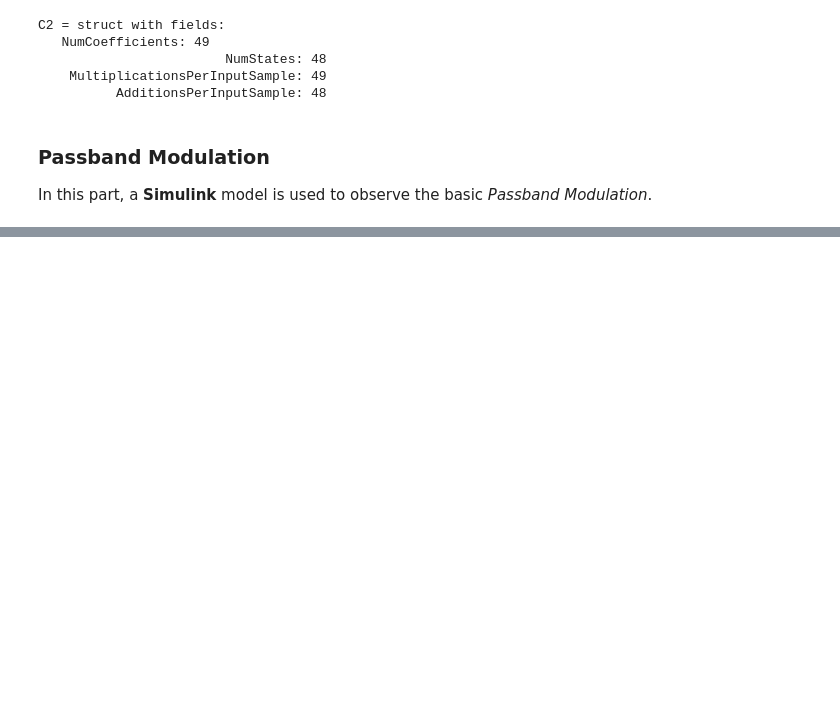
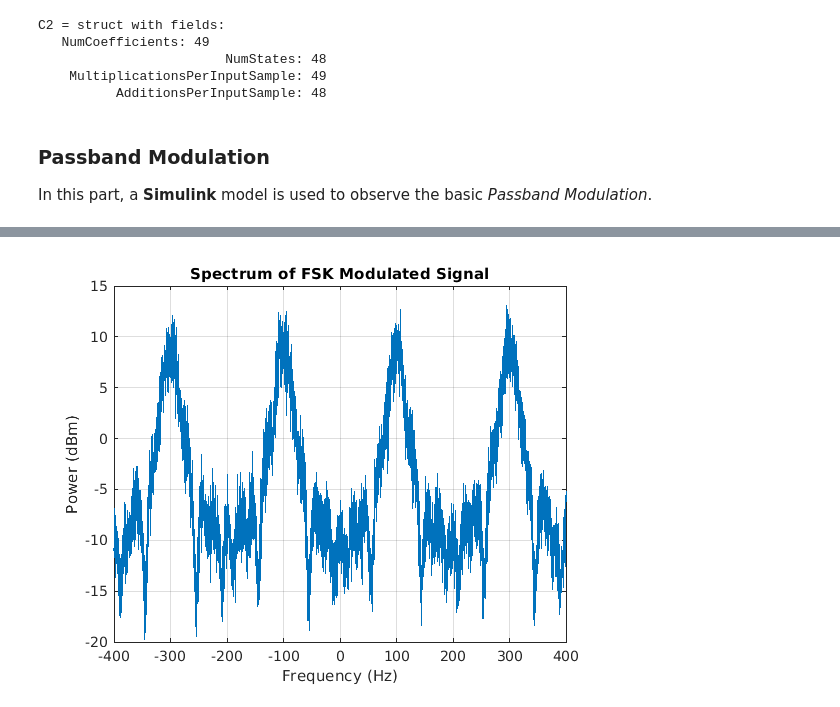
Before and after one commit to huhanwj/IERG6130-simulation, a Jupyter notebook: IERG6130-Simulation-Logbook.ipynb, the cells around one changed output, grey strips where cells are left out. Cells and saved outputs as stored; diff of their text form; code cells hidden in the pictures; blank space fills up the shorter version.

```diff
--- a/IERG6130-Simulation-Logbook.ipynb
+++ b/IERG6130-Simulation-Logbook.ipynb
@@ -264,0 +477,45 @@ In this part, a **Simulink** model is used to observe the basic *Passband Modula
+# %%
+%% FSK Modulation in Flat Fading
+% Set modulation order to 4, the modulated symbol rate to 45 bps, and the frequency
+% separation to 200 Hz.
+
+M = 4;                 % Modulation order
+symbolRate = 45;       % Symbol rate (bps)
+freqSep = 200;         % Frequency separation (Hz)
+sampPerSym = ceil(M*freqSep/symbolRate);
+fsamp = sampPerSym*symbolRate;
+fskMod = comm.FSKModulator(M, ...
+    'FrequencySeparation',freqSep, ...
+    'SamplesPerSymbol',sampPerSym, ...
+    'SymbolRate',symbolRate);
+pathDelays = [0 3 10]*1e-6;     % Discrete delays of three-path channel (s)
+avgPathGains = [0 -3 -6];       % Average path gains (dB)
+channel = comm.RayleighChannel(...
+    'SampleRate',fsamp, ...
+    'PathDelays',pathDelays, ...
+    'AveragePathGains',avgPathGains, ...
+    'MaximumDopplerShift',0.01);%, ...
+    % 'Visualization','Impulse and frequency responses', ...
+    %'SamplesToDisplay','10%');
+# %%
+% Generate random data symbols and apply FSK modulation.
+%% figures
+data = randi([0 3],2000,1);
+modSig = fskMod(data);
+% spectrum = dsp.SpectrumAnalyzer('SampleRate',fsamp);
+% data spectrum before passing through channel
+% spectrum(modSig);
+% Compute the power spectral density
+[pxx, f] = pwelch(modSig, [], [], [], fsamp, 'centered');
+
+% Plot the spectrum data
+figure;
+plot(f, 10*log10(pxx)+30);
+xlabel('Frequency (Hz)');
+ylabel('Power (dBm)');
+xlim([-400, 400]);
+xticks(-400:100:400);
+title('Spectrum of FSK Modulated Signal');
+grid on;
+# %% [output]
+[figure, added]
```
Also changed, not shown: parts of 52 cells of this notebook, 10 other files.
